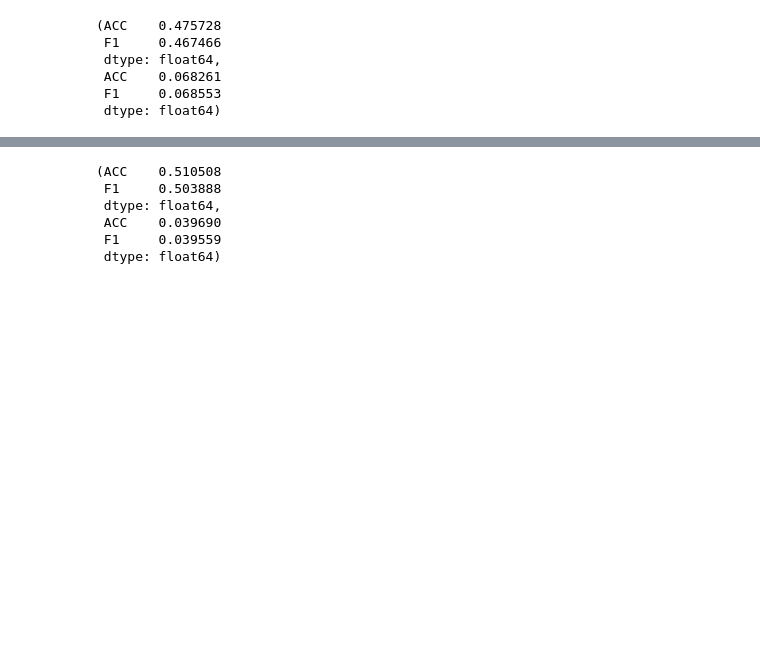
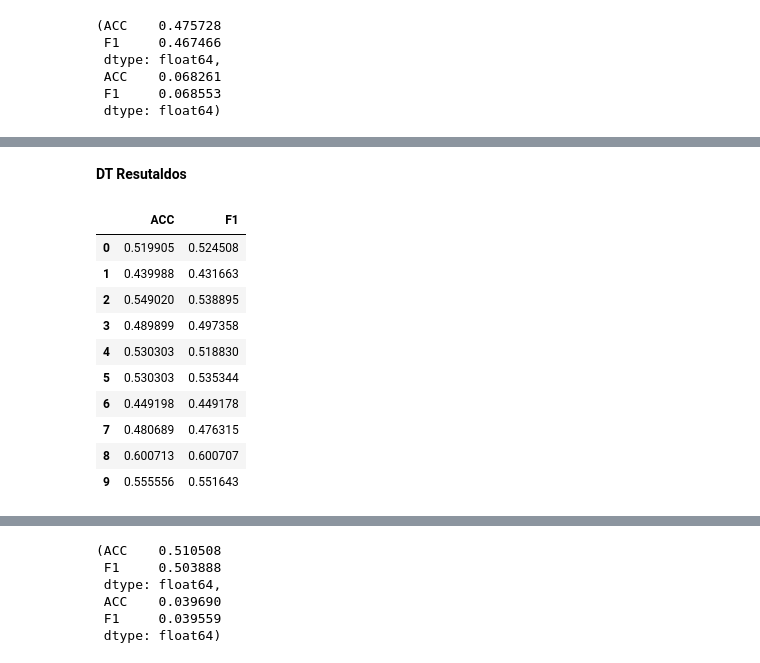
Before and after one commit to BrunoHenriqueLiradosAnjos/projeto_aprendizagem_de_maquina, a Jupyter notebook: Projeto.ipynb, the cells around one changed output, grey strips where cells are left out. Drawn from its saved outputs; the diff is of its cells as text; code cells hidden in the pictures; blank space fills up the shorter version.

```diff
--- a/Projeto.ipynb
+++ b/Projeto.ipynb
@@ -234,3 +252,19 @@ plt.tight_layout()
+# %% [markdown]
+**DT Resutaldos**
+# %%
+df_tree
+# %% [output]
+|  | ACC | F1 |
+| 0 | 0.519905 | 0.524508 |
+| 1 | 0.439988 | 0.431663 |
+| 2 | 0.549020 | 0.538895 |
+| 3 | 0.489899 | 0.497358 |
+| 4 | 0.530303 | 0.518830 |
+| 5 | 0.530303 | 0.535344 |
+| 6 | 0.449198 | 0.449178 |
+| 7 | 0.480689 | 0.476315 |
+| 8 | 0.600713 | 0.600707 |
+| 9 | 0.555556 | 0.551643 |
 # %%
 df_tree.mean(),df_tree.std()
 # %% [output]
```
Also changed, not shown: parts of 23 cells of this notebook.
